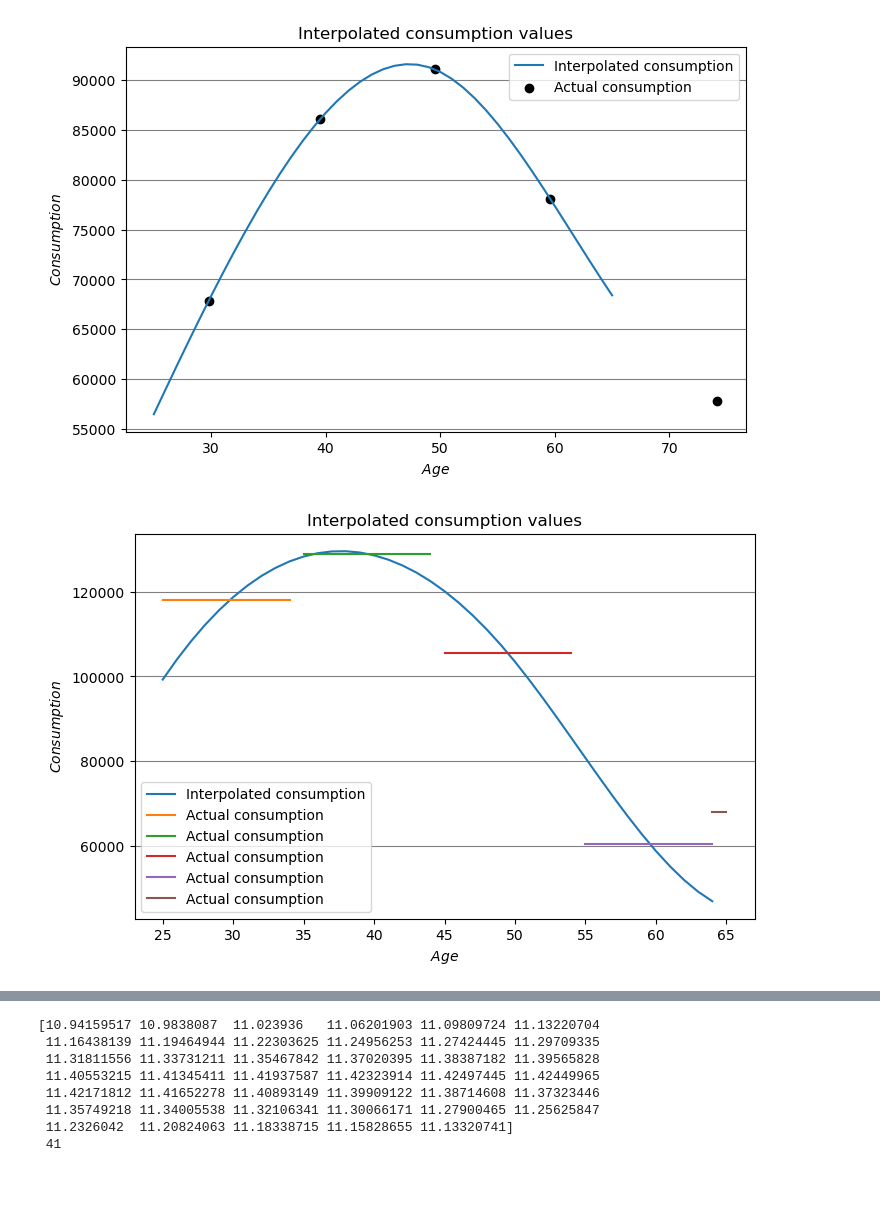
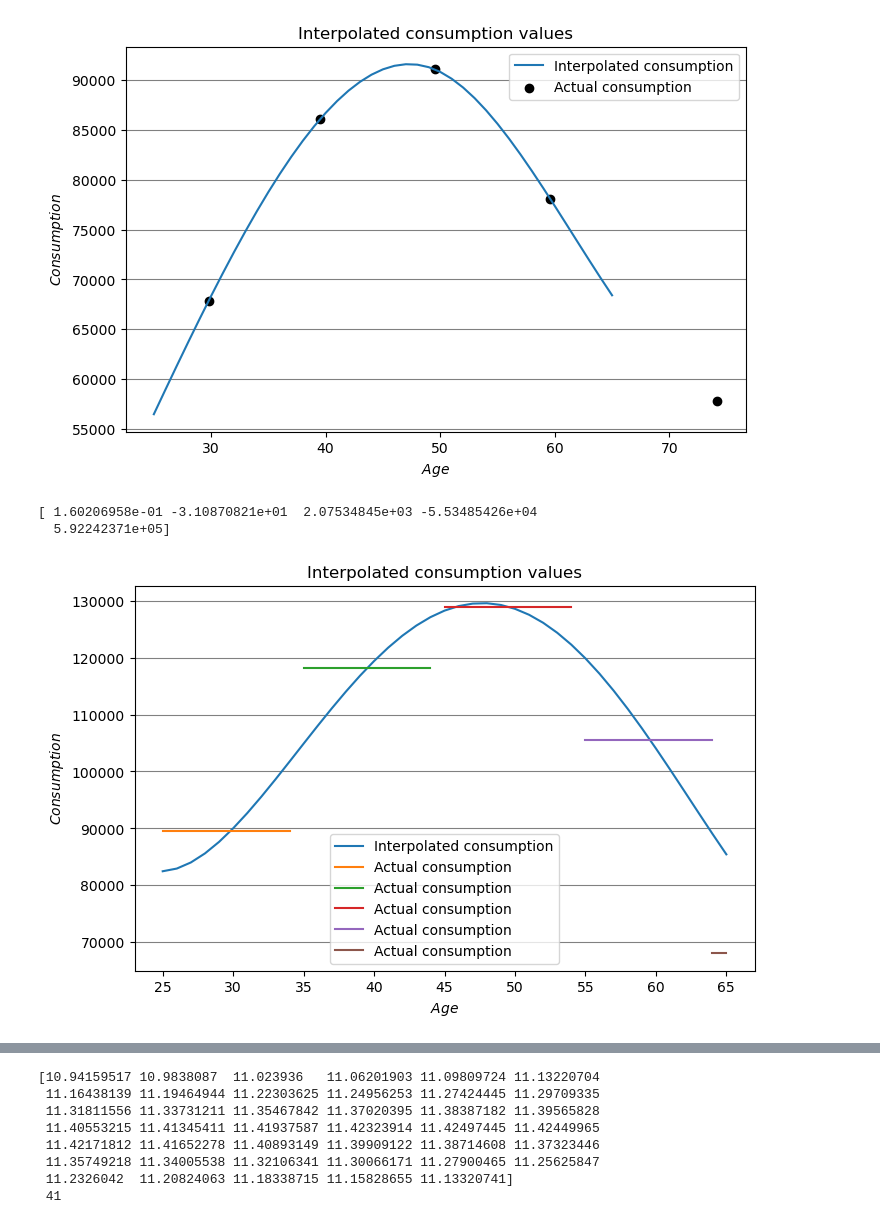
Before and after one commit to AsFyhn/DP-life-cycle, a Jupyter notebook: Run_all.ipynb, the cells around one changed output, grey strips where cells are left out. Drawn from its saved outputs; the diff is of its cells as text; code cells hidden in the pictures; blank space fills up the shorter version.

Commit message:
implemented income

```diff
--- a/Run_all.ipynb
+++ b/Run_all.ipynb
@@ -284,32 +288,37 @@ fig.show()
 # %%
 #age_groups = [29.8, 39.5, 49.5, 59.6, 69.3]
 
-y_before_tax = [89514, 118149, 128980, 105498, 60359, 68059]
+y_before_tax = [48233, 89514, 118149, 128980, 105498, 68059]
+
 
 income = y_before_tax[1:]
 #print(y_before_tax)
 # Create the interpolation function
-interp_function = interp1d(age_groups, income, kind='cubic', fill_value="extrapolate")
+interp_function = np.polyfit(age_groups, income, 4) #interp1d(age_groups, income, kind='cubic', fill_value="extrapolate")
 
 # Generate the ages for which we want to interpolate
-ages = np.arange(25, 65)
+#ages = np.arange(25, 65)
 # Interpolate the consumption values for these ages
-interpolated_income = interp_function(ages)
+
+interpolated_income = np.polyval(interp_function, ages)#interp_function(ages)
+print(interp_function)
 #print(interpolated_income)
 
 # plot the interpolated values
 fig = pg.PlotFigure(figsize=(8,5),fontname='Arial')
 fig.add_plot(ages, interpolated_income, label=f"Interpolated consumption", linestyle='-')
 fig.add_plot(np.arange(25,35), np.repeat(income[0],np.arange(25,35).shape[0]), label=f"Actual consumption", linestyle='-')
 fig.add_plot(np.arange(35,45), np.repeat(income[1],np.arange(35,45).shape[0]), label=f"Actual consumption", linestyle='-')
 fig.add_plot(np.arange(45,55), np.repeat(income[2],np.arange(35,45).shape[0]), label=f"Actual consumption", linestyle='-')
 fig.add_plot(np.arange(55,65), np.repeat(income[3],np.arange(35,45).shape[0]), label=f"Actual consumption", linestyle='-')
 fig.add_plot(np.arange(64,66), np.repeat(income[4],np.arange(44,46).shape[0]), label=f"Actual consumption", linestyle='-')
 fig.set_ylabel(f"$Consumption$")
 fig.set_xlabel(f"$Age$")
 fig.set_title(f'Interpolated consumption values')
 fig.add_gridlines(axis='y')
 fig.add_legend()
 fig.show()
 # %% [output]
+[ 1.60206958e-01 -3.10870821e+01  2.07534845e+03 -5.53485426e+04
+  5.92242371e+05]
-[figure, old version]
+[figure, new version]
```
Also changed, not shown: parts of 17 cells of this notebook, 1 other file.
